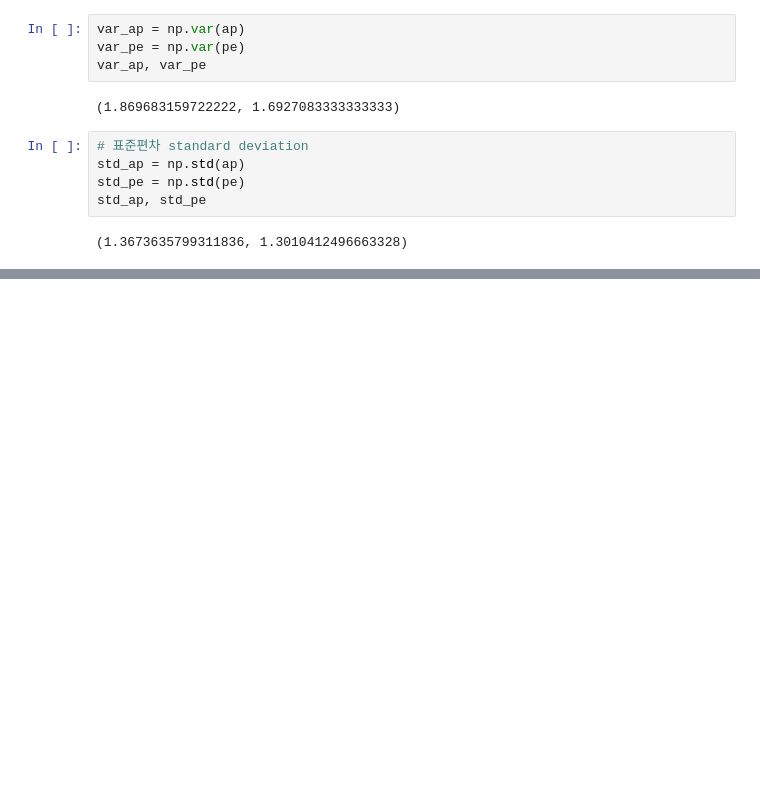
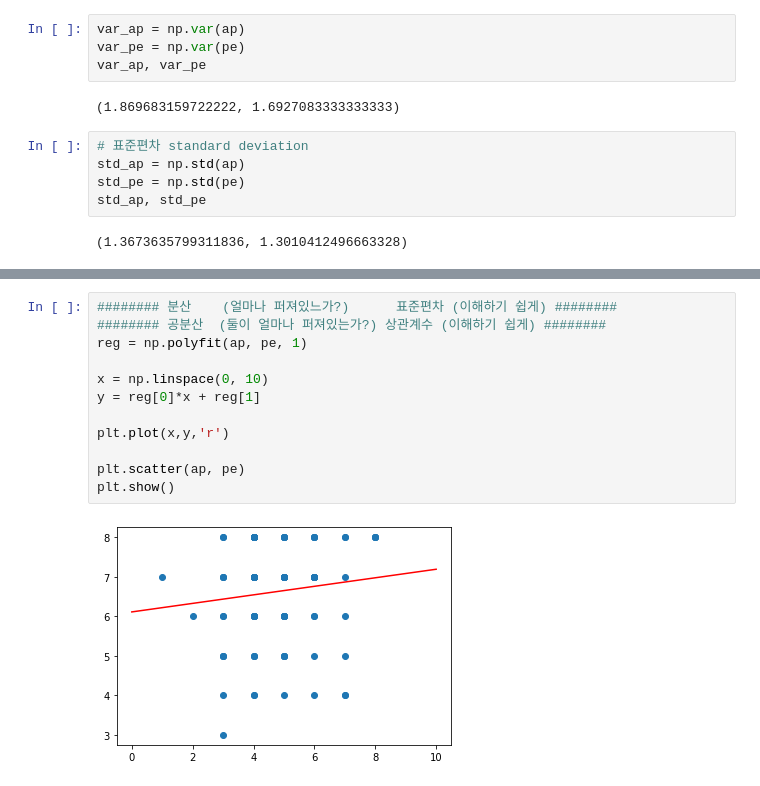
Before and after one commit to eaglehkim/python, a Jupyter notebook: prac2_ipynb의_사본.ipynb, the cells around one changed output, grey strips where cells are left out. Saved outputs shown, nothing was run; the diff lists cells and outputs as text; blank space fills up the shorter version.

```diff
--- a/prac2_ipynb의_사본.ipynb
+++ b/prac2_ipynb의_사본.ipynb
@@ -419,0 +434,14 @@ cov_ap, cov_pe
+# %%
+######## 분산    (얼마나 퍼져있느가?)      표준편차 (이해하기 쉽게) ########
+######## 공분산  (둘이 얼마나 퍼져있는가?) 상관계수 (이해하기 쉽게) ########
+reg = np.polyfit(ap, pe, 1)
+
+x = np.linspace(0, 10)
+y = reg[0]*x + reg[1]
+
+plt.plot(x,y,'r')
+
+plt.scatter(ap, pe)
+plt.show()
+# %% [output]
+[figure, added]
```
Also changed, not shown: parts of 8 cells of this notebook.
